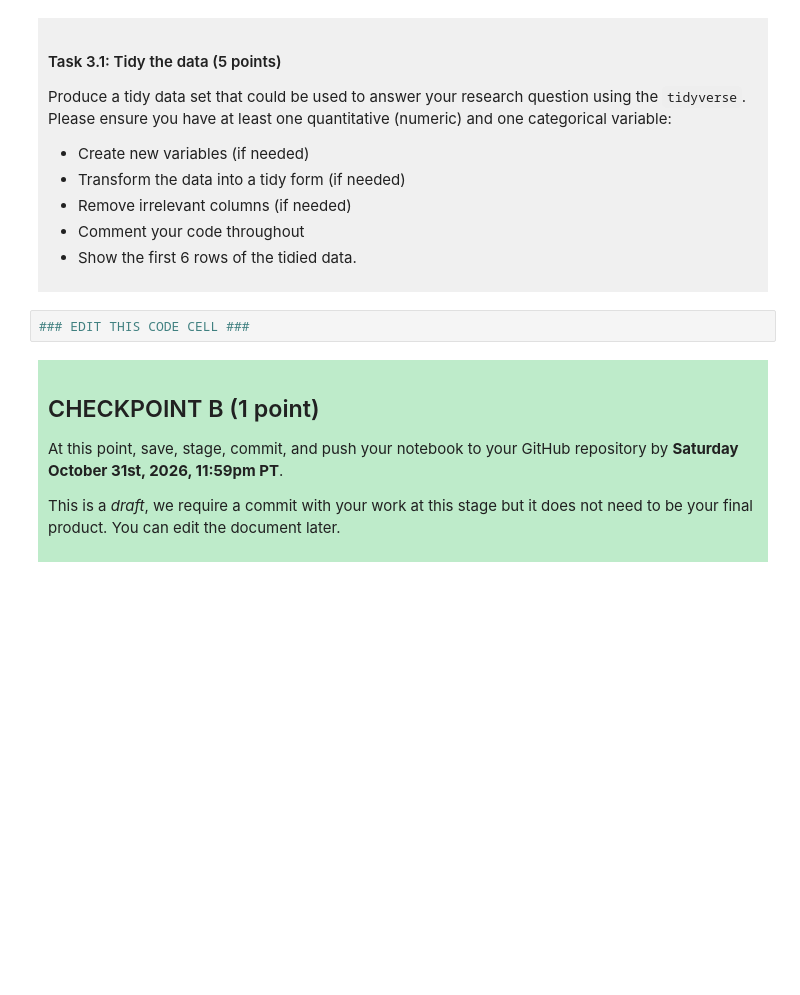
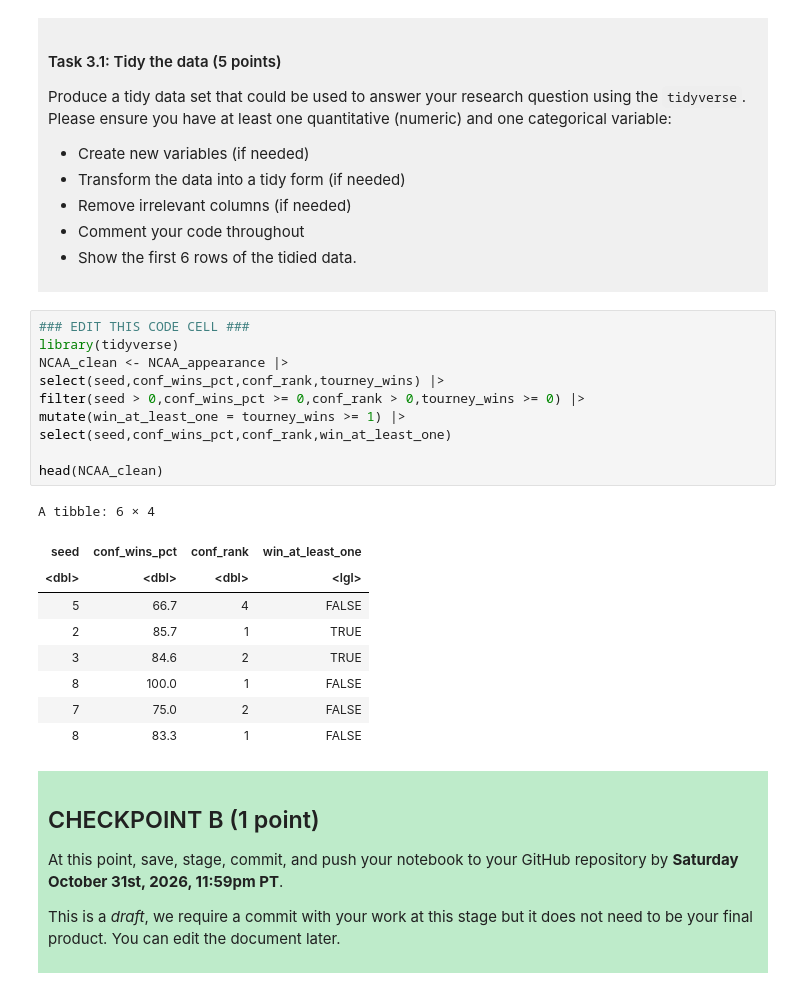
Before and after one commit to Elenaxwq/dsci-100-project-Elena-Xu, a Jupyter notebook: dsci-100-project-notebook.ipynb, the cells around one changed output. Saved outputs shown, nothing was run; the diff lists cells and outputs as text; blank space fills up the shorter version.

```diff
--- a/dsci-100-project-notebook.ipynb
+++ b/dsci-100-project-notebook.ipynb
@@ -190,6 +213,24 @@ Produce a tidy data set that could be used to answer your research question usin
 </div>
 # %%
 ### EDIT THIS CODE CELL ###
+library(tidyverse)
+NCAA_clean <- NCAA_appearance |>
+select(seed,conf_wins_pct,conf_rank,tourney_wins) |>
+filter(seed > 0,conf_wins_pct >= 0,conf_rank > 0,tourney_wins >= 0) |>
+mutate(win_at_least_one = tourney_wins >= 1) |>
+select(seed,conf_wins_pct,conf_rank,win_at_least_one)
+
+head(NCAA_clean)
+# %% [output]
+A tibble: 6 × 4
+| seed | conf_wins_pct | conf_rank | win_at_least_one |
+| <dbl> | <dbl> | <dbl> | <lgl> |
+| 5 | 66.7 | 4 | FALSE |
+| 2 | 85.7 | 1 | TRUE |
+| 3 | 84.6 | 2 | TRUE |
+| 8 | 100.0 | 1 | FALSE |
+| 7 | 75.0 | 2 | FALSE |
+| 8 | 83.3 | 1 | FALSE |
 # %% [markdown]
 <div style="background-color: #beebca; padding: 10px;">
 
```
Also changed, not shown: parts of 3 cells of this notebook.
